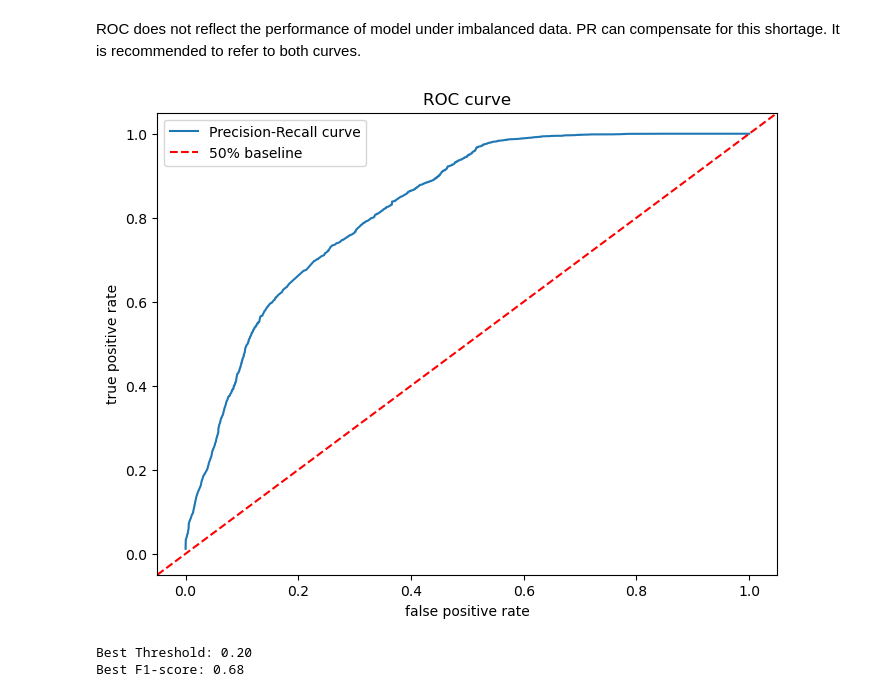
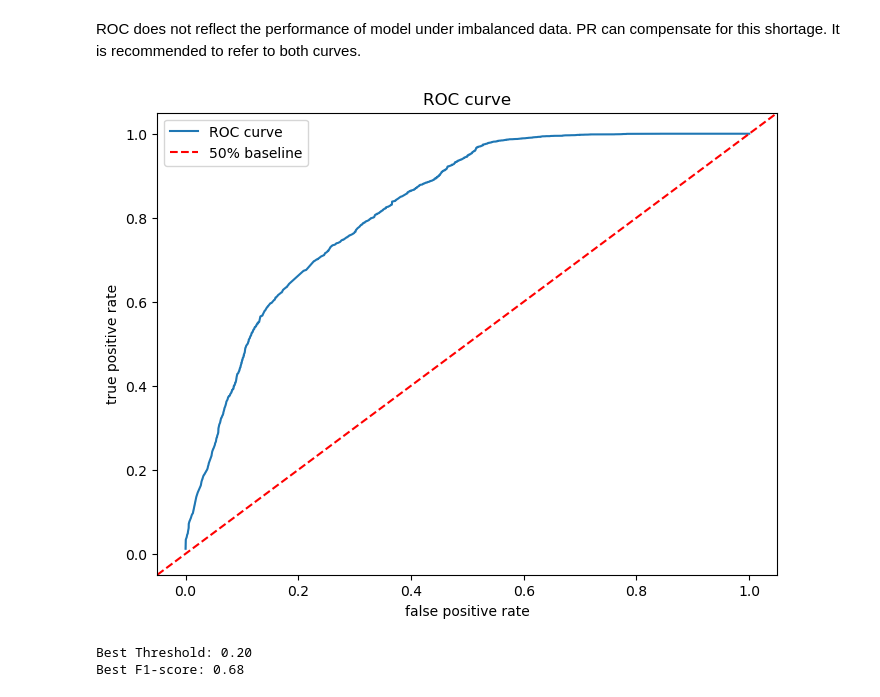
Before and after one commit to Cyrena-um/XGboost-demo-for-hotel-booking-cancellation, a Jupyter notebook: xgboost_demo.ipynb, the cells around one changed output. Saved outputs shown, nothing was run; the diff lists cells and outputs as text; code cells hidden in the pictures.

Commit message:
fix ROC graph label

```diff
--- a/xgboost_demo.ipynb
+++ b/xgboost_demo.ipynb
@@ -1042,16 +1042,16 @@ fpr, tpr, thresholds = roc_curve(y_test, y_scores)
 # %%
 ## Plot the roc curve
 plt.figure(figsize=(8, 6))
-sns.lineplot(x=fpr, y=tpr, label='Precision-Recall curve')
+sns.lineplot(x=fpr, y=tpr, label='ROC curve')
 plt.xlabel('false positive rate')
 plt.ylabel('true positive rate')
 plt.title('ROC curve')
 plt.axline((0, 0), slope=1, color='red', linestyle='--', label='50% baseline')
 
 plt.legend()
 plt.show()
 # %% [output]
-[figure, old version]
+[figure, new version]
 # %%
 precision, recall, thresholds = precision_recall_curve(y_test, y_scores)
 # %%
```
